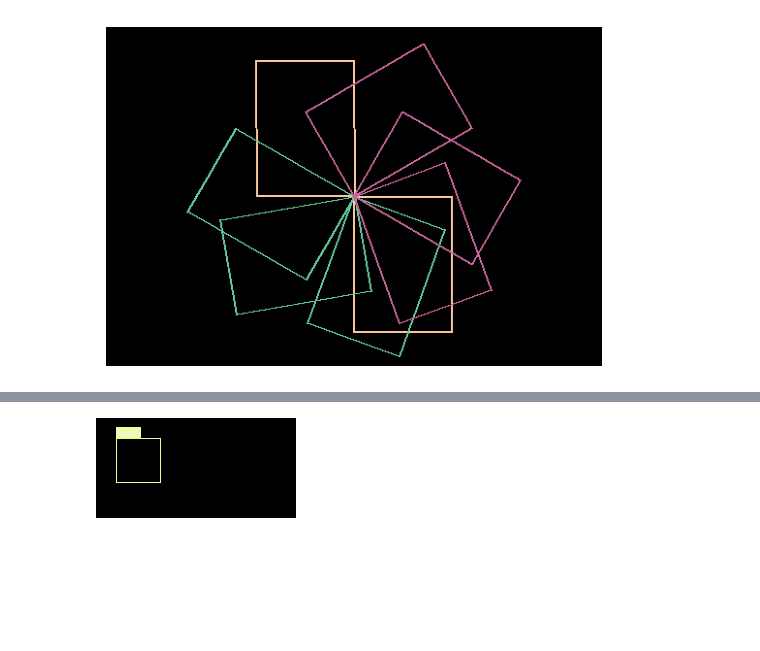
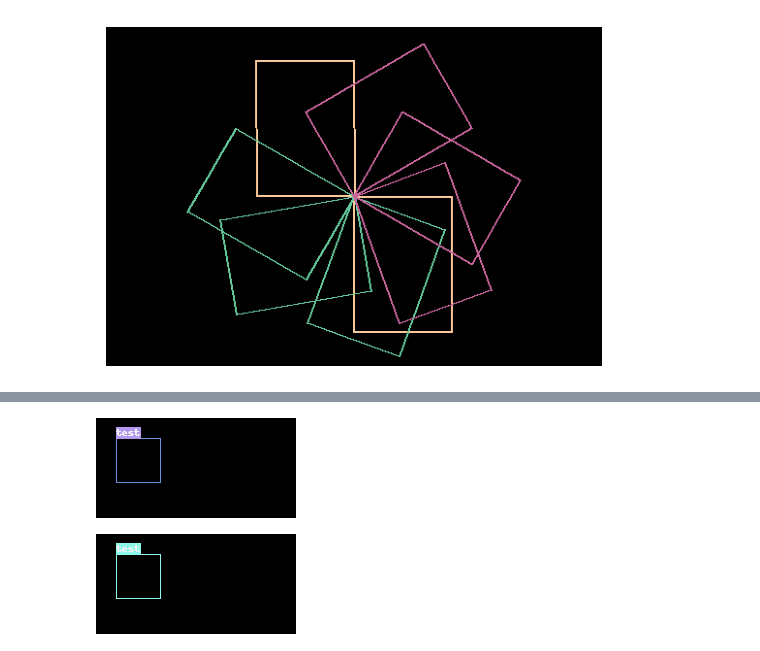
Before and after one commit to lgvaz/polvo, a Jupyter notebook: nbs/10e_bbox.vis.ipynb, the cells around one changed output, grey strips where cells are left out. Cells and saved outputs as stored; diff of their text form; code cells hidden in the pictures; blank space fills up the shorter version.

Commit message:
fixes overlay_bbox_labelled

```diff
--- a/nbs/10e_bbox.vis.ipynb
+++ b/nbs/10e_bbox.vis.ipynb
@@ -105,15 +73,0 @@ image
-# %%
-#|export
-@delegates(overlay_label)
-def overlay_bbox_labelled(image, bbox, color=None, **kwargs):
-    color = color or _random_color()
-    image = overlay(image, bbox, color=color)
-    x,y = bbox.xyxyxyxy[0]
-    return overlay_label(image, bbox.label, x,y, color=color, **kwargs)
-# %%
-image = PIL.Image.fromarray(np.zeros((100, 200, 3), dtype=np.uint8))
-bbox = BBoxLabeled(BBox.from_xyxy(20, 20, 64, 64), 'test')
-image = overlay_bbox_labelled(image, bbox)
-image
-# %% [output]
-[figure, removed]
@@ -120,3 +98,25 @@ image
+# %%
+image = PIL.Image.fromarray(np.zeros((100, 200, 3), dtype=np.uint8))
+image = overlay(image, BBox.from_xyxy(20, 20, 64, 64))
+image = overlay_label(image, 'test', 20, 20)
+image
+# %% [output]
+[figure, added]
+# %%
+#|export
+@delegates(overlay_label)
+def overlay_bbox_labelled(image, bbox, color=None, **kwargs):
+    color = color or _random_color()
+    image = overlay(image, bbox, color=color)
+    x,y = bbox.xyxyxyxy[0]
+    return overlay_label(image, bbox.label.name, x,y, color=color, **kwargs)
+# %%
+image = PIL.Image.fromarray(np.zeros((100, 200, 3), dtype=np.uint8))
+bbox = BBoxLabeled(BBox.from_xyxy(20, 20, 64, 64), pv.Label(1, 'test'))
+image = overlay_bbox_labelled(image, bbox)
+image
+# %% [output]
+[figure, added]
 # %%
 #| hide
 from nbdev import nbdev_export
```
Also changed, not shown: parts of 7 cells of this notebook, 2 other files.
